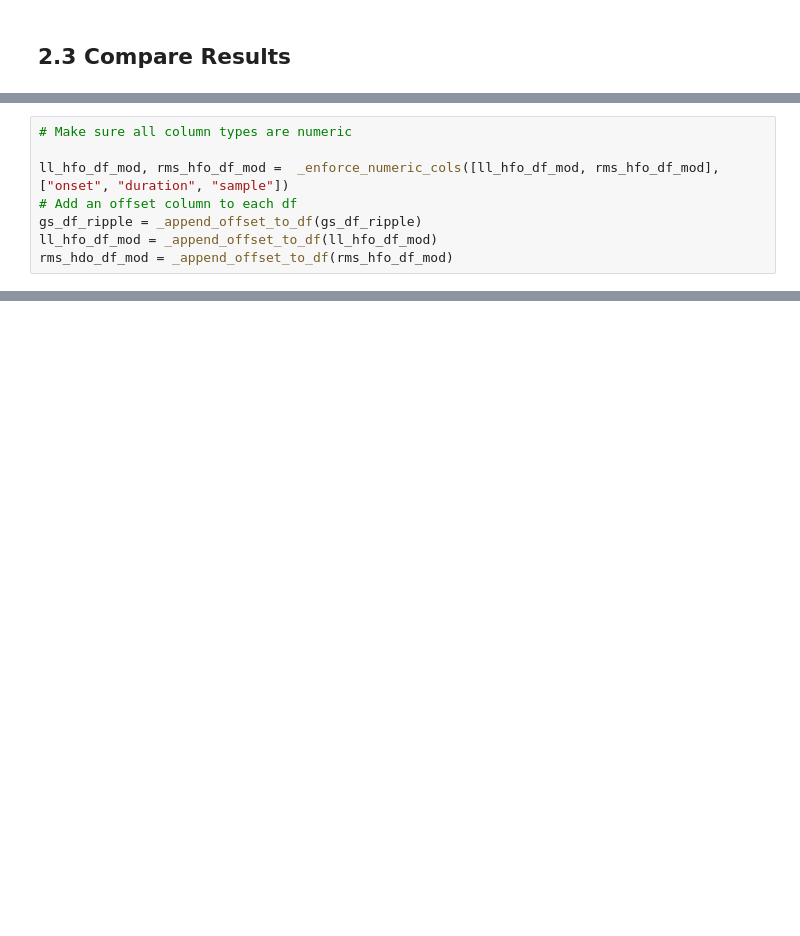
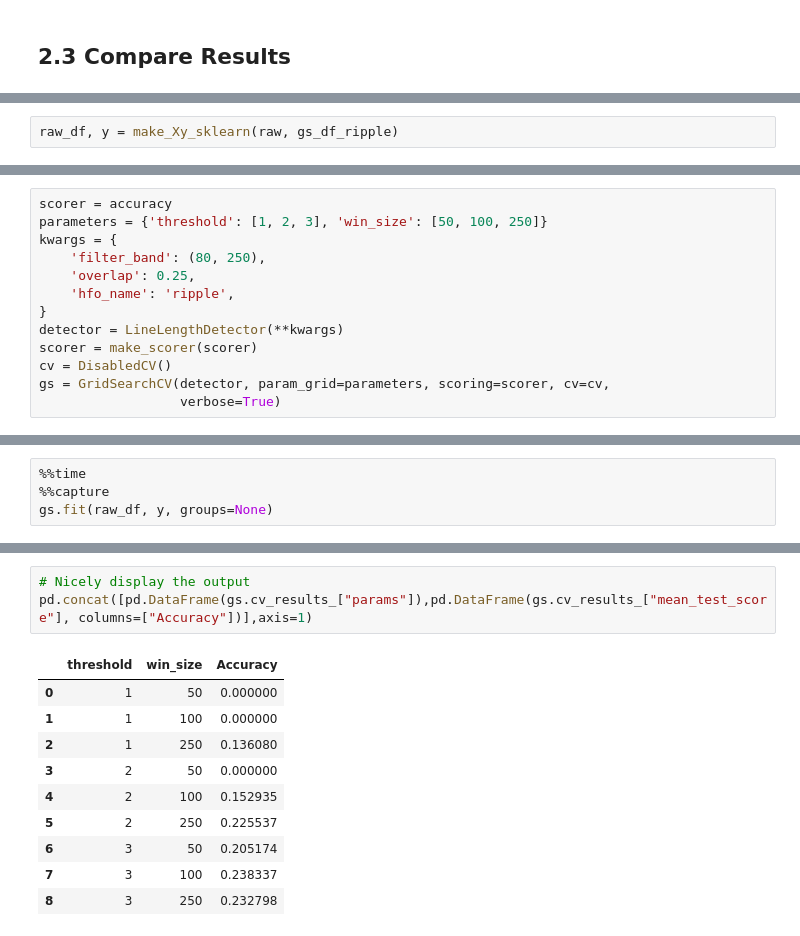
Before and after one commit to mne-tools/mne-hfo, a Jupyter notebook: docs/tutorials/basic_compute_hfos.ipynb, the cells around one changed output, grey strips where cells are left out. Cells and saved outputs as stored; diff of their text form; blank space fills up the shorter version.

```diff
--- a/docs/tutorials/basic_compute_hfos.ipynb
+++ b/docs/tutorials/basic_compute_hfos.ipynb
@@ -574,8 +570,0 @@ rms_hfo_df_mod = pd.concat([pd.DataFrame([row], columns=column_names) for row in
-# %%
-# Make sure all column types are numeric
-
-ll_hfo_df_mod, rms_hfo_df_mod =  _enforce_numeric_cols([ll_hfo_df_mod, rms_hfo_df_mod], ["onset", "duration", "sample"])
-# Add an offset column to each df
-gs_df_ripple = _append_offset_to_df(gs_df_ripple)
-ll_hfo_df_mod = _append_offset_to_df(ll_hfo_df_mod)
-rms_hdo_df_mod = _append_offset_to_df(rms_hfo_df_mod)
@@ -606,0 +621,2 @@ def calculate_events_per_min(raw, events):
+# %%
+raw_df, y = make_Xy_sklearn(raw, gs_df_ripple)
@@ -606,0 +627,13 @@ def calculate_events_per_min(raw, events):
+# %%
+scorer = accuracy
+parameters = {'threshold': [1, 2, 3], 'win_size': [50, 100, 250]}
+kwargs = {
+    'filter_band': (80, 250),
+    'overlap': 0.25,
+    'hfo_name': 'ripple',
+}
+detector = LineLengthDetector(**kwargs)
+scorer = make_scorer(scorer)
+cv = DisabledCV()
+gs = GridSearchCV(detector, param_grid=parameters, scoring=scorer, cv=cv,
+                  verbose=True)
@@ -606,0 +642,4 @@ def calculate_events_per_min(raw, events):
+# %%
+%%time
+%%capture
+gs.fit(raw_df, y, groups=None)
@@ -606,0 +649,14 @@ def calculate_events_per_min(raw, events):
+# %%
+# Nicely display the output
+pd.concat([pd.DataFrame(gs.cv_results_["params"]),pd.DataFrame(gs.cv_results_["mean_test_score"], columns=["Accuracy"])],axis=1)
+# %% [output]
+|  | threshold | win_size | Accuracy |
+| 0 | 1 | 50 | 0.000000 |
+| 1 | 1 | 100 | 0.000000 |
+| 2 | 1 | 250 | 0.136080 |
+| 3 | 2 | 50 | 0.000000 |
+| 4 | 2 | 100 | 0.152935 |
+| 5 | 2 | 250 | 0.225537 |
+| 6 | 3 | 50 | 0.205174 |
+| 7 | 3 | 100 | 0.238337 |
+| 8 | 3 | 250 | 0.232798 |
```
Also changed, not shown: parts of 37 cells of this notebook.
